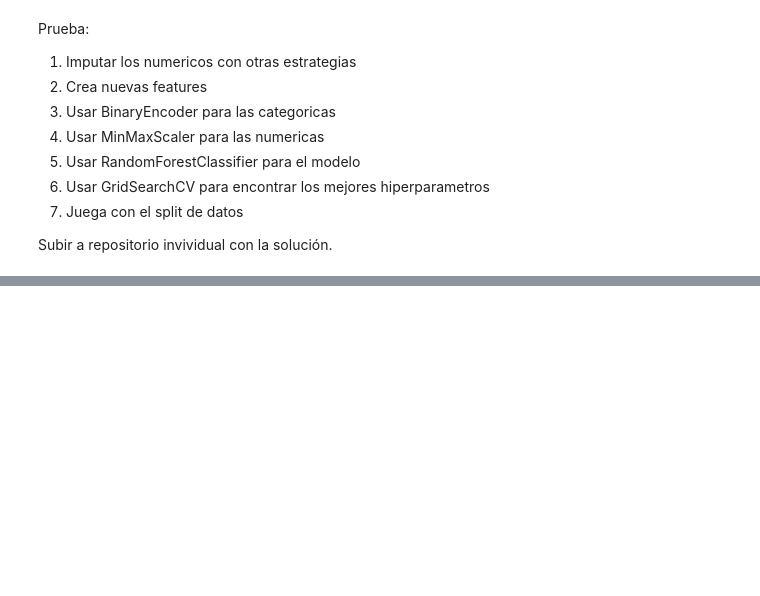
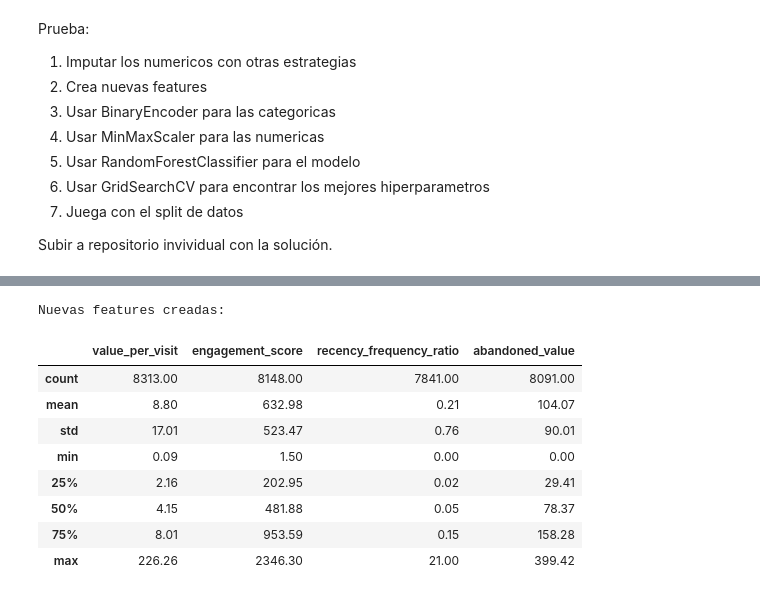
Before and after one commit to CamilaCortex/MLOps_UdM, a Jupyter notebook: 01-Intro-ML/01_mlops_intro_notebook.ipynb, the cells around one changed output, grey strips where cells are left out. Drawn from its saved outputs; the diff is of its cells as text; code cells hidden in the pictures; blank space fills up the shorter version.

```diff
--- a/01-Intro-ML/01_mlops_intro_notebook.ipynb
+++ b/01-Intro-ML/01_mlops_intro_notebook.ipynb
@@ -439,0 +496,50 @@ Subir a repositorio invividual con la solución.
+# %%
+# Feature 1: valor generado por minuto en el sitio
+# → ¿Es un usuario que compra rápido o solo navega?
+
+df_fe['value_per_visit'] = (
+    df_fe['avg_order_value'] / (df_fe['time_on_site_minutes'] + 1)
+)
+# %%
+# Feature 2: qué tan "enganchado" está el usuario
+# → Combina páginas vistas y tiempo en sitio
+df_fe['engagement_score'] = (
+    df_fe['pages_per_session'] * df_fe['time_on_site_minutes']
+)
+# %%
+# Feature 3: ratio recencia / frecuencia
+# → Usuarios que compran seguido Y recientemente = más valiosos
+# El +1 en el denominador evita división por cero
+df_fe['recency_frequency_ratio'] = (
+    df_fe['purchase_frequency'] / (df_fe['last_purchase_days'] + 1)
+)
+# %%
+# Feature 4: valor potencial abandonado en el carrito
+# → Cuánto dinero está dejando ir el usuario
+df_fe['abandoned_value'] = (
+    df_fe['cart_abandonment_rate'] * df_fe['avg_order_value']
+)
+# %%
+# Verificamos las nuevas columnas creadas
+nuevas_features = [
+    'value_per_visit', 'engagement_score',
+    'recency_frequency_ratio', 'abandoned_value'
+]
+print("Nuevas features creadas:")
+missing = [c for c in nuevas_features if c not in df_fe.columns]
+if missing:
+    print(f"ERROR: faltan columnas en df_fe: {missing}")
+    print("Asegúrate de ejecutar el bloque de creación de features antes de este paso.")
+else:
+    display(df_fe[nuevas_features].describe().round(2))
+# %% [output]
+Nuevas features creadas:
+|  | value_per_visit | engagement_score | recency_frequency_ratio | abandoned_value |
+| count | 8313.00 | 8148.00 | 7841.00 | 8091.00 |
+| mean | 8.80 | 632.98 | 0.21 | 104.07 |
+| std | 17.01 | 523.47 | 0.76 | 90.01 |
+| min | 0.09 | 1.50 | 0.00 | 0.00 |
+| 25% | 2.16 | 202.95 | 0.02 | 29.41 |
+| 50% | 4.15 | 481.88 | 0.05 | 78.37 |
+| 75% | 8.01 | 953.59 | 0.15 | 158.28 |
+| max | 226.26 | 2346.30 | 21.00 | 399.42 |
```
Also changed, not shown: parts of 35 cells of this notebook.
